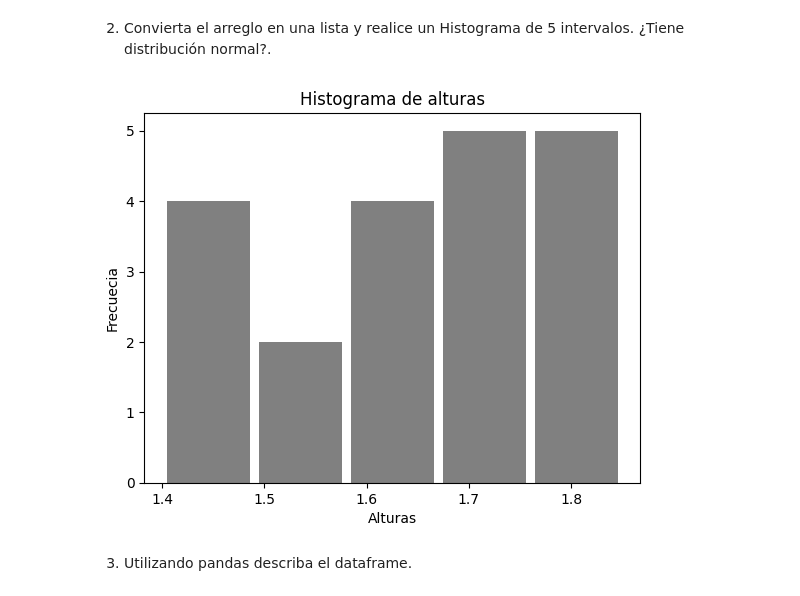
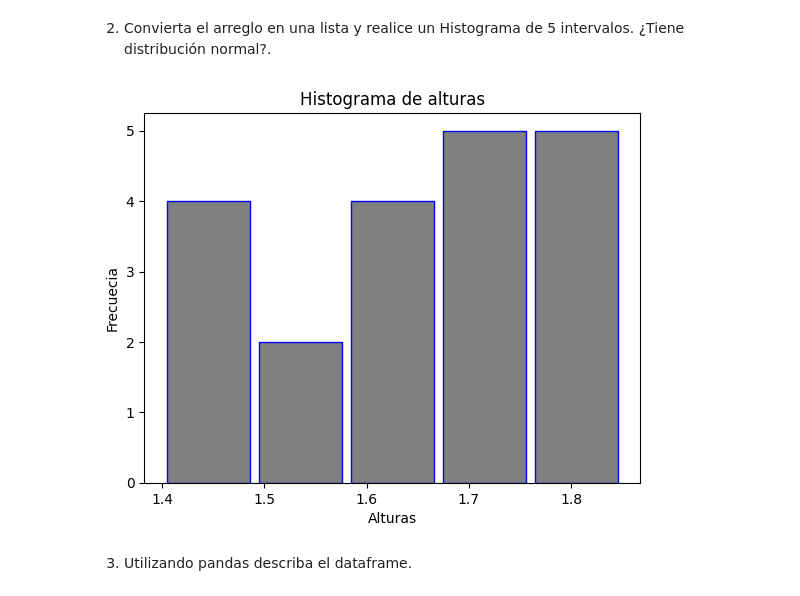
Before and after one commit to MarceloOrtizz/M2, a Jupyter notebook: Clase 01/Marcelo.ipynb, the cells around one changed output. Cells and saved outputs as stored; diff of their text form; code cells hidden in the pictures.

```diff
--- a/Clase 01/Marcelo.ipynb
+++ b/Clase 01/Marcelo.ipynb
@@ -103,13 +103,13 @@ import matplotlib.pyplot as plt
 # %%
 lista=muestra.flatten().tolist()
 # %%
-plt.hist(lista, bins=5, color='gray', rwidth=0.9)
+plt.hist(lista, bins=5, edgecolor='blue',color='gray', rwidth=0.9)
 plt.title("Histograma de alturas")
 plt.xlabel("Alturas")
 plt.ylabel("Frecuecia")
 plt.show()
 # %% [output]
-[figure, old version]
+[figure, new version]
 # %% [markdown]
 3. Utilizando pandas describa el dataframe.
 # %%
```
Also changed, not shown: parts of 4 cells of this notebook, 2 other files.
